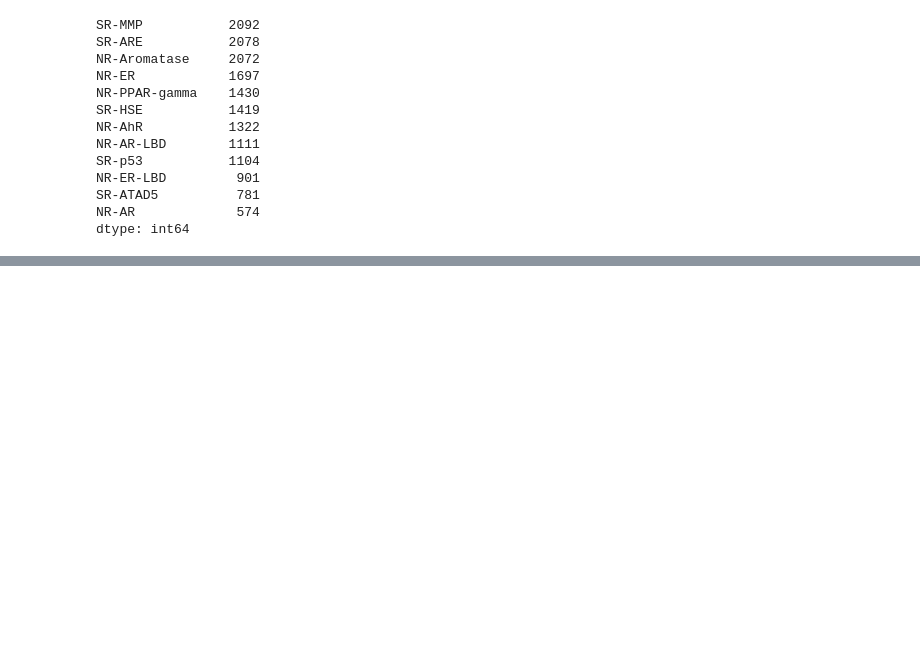
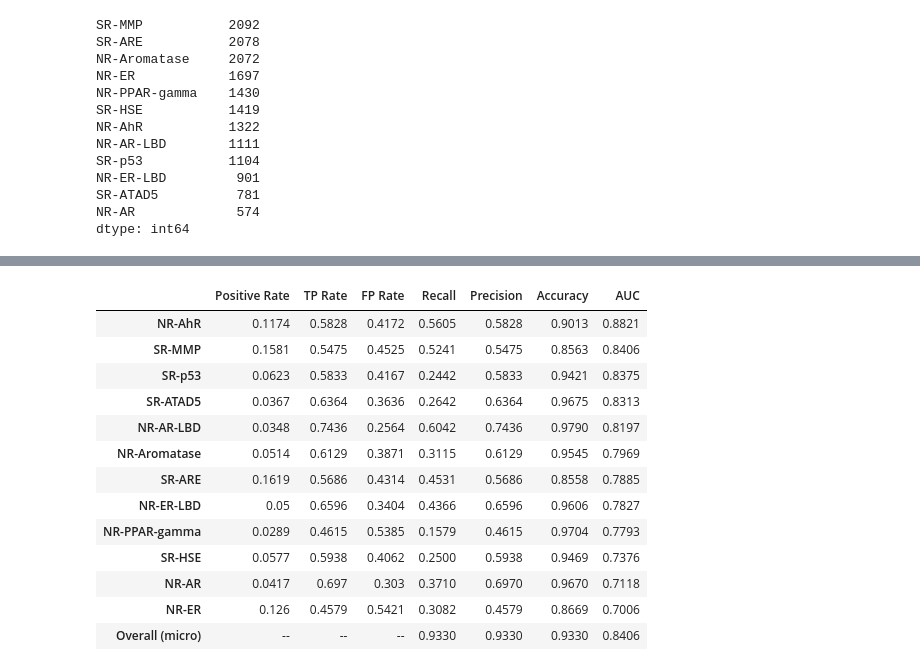
Before and after one commit to heyyyjiaming/DSS5104-MolecularPropertiesGNN, a Jupyter notebook: playground/ML_model_zy.ipynb, the cells around one changed output, grey strips where cells are left out. Cells and saved outputs as stored; diff of their text form; code cells hidden in the pictures; blank space fills up the shorter version.

```diff
--- a/playground/ML_model_zy.ipynb
+++ b/playground/ML_model_zy.ipynb
@@ -345,19 +379,22 @@ param_grid = {
 # %%
-# 调参
+# Grid search with LightGBM
 grid = GridSearchCV(
-    LGBMClassifier(),
+    LGBMClassifier(eval_metric='logloss', verbosity=-1),  # ✅ Fully suppress logs and warnings
     param_grid={
-        'n_estimators': [300 , 500, 700],
-        'max_depth': [8, 10 ,13 ,15],
+        'n_estimators': [300, 500, 700],
+        'max_depth': [8, 10, 13, 15],
         'learning_rate': [0.05, 0.1]
     },
     # scoring=recall_with_custom_threshold(threshold),
-    scoring=auc_with_proba(),
+    scoring=auc_with_proba(),  # ✅ Make sure this function is silent
     cv=3,
-    verbose=1,
+    verbose=0,  # ✅ Suppress GridSearchCV logs too
     n_jobs=-1
 )
 
+# Fit the grid search
 grid.fit(X_train, y_train)
-print("🎯 最佳参数：", grid.best_params_)
+
+# Print best parameters
+print("🎯 Best hyperparameters:", grid.best_params_)
 # %% [output]
@@ -382,17 +406,25 @@ Fitting 3 folds for each of 24 candidates, totalling 72 fits
 models = {}
 metrics = {}
 
+# Store all predictions and ground truths across labels (for overall evaluation)
+all_y_true = []
+all_y_pred = []
+all_y_proba = []
+
 for label in label_names:
+    # Select samples with non-missing values for the current label
     valid_idx = ~tox_data[label].isna()
     X_valid = X_fp[valid_idx]
     y_valid = tox_data[label].values[valid_idx]
 
+    # Split into training and testing sets
     X_train, X_test, y_train, y_test = train_test_split(
         X_valid, y_valid, test_size=0.2, random_state=42, stratify=y_valid
     )
 
     # model = LGBMClassifier(**best_params)
     model = clone(grid.best_estimator_)
+    model.set_params(verbosity=-1)  # Optional: suppress LightGBM warnings
     model.fit(X_train, y_train)
 
     y_proba = model.predict_proba(X_test)[:, 1]
@@ -403,17 +435,59 @@ for label in label_names:
     positive_rate = np.mean(y_test)
     tp_rate = tp / (tp + fp) if (tp + fp) > 0 else 0
     fp_rate = fp / (tp + fp) if (tp + fp) > 0 else 0
+
     recall = recall_score(y_test, y_pred)
+    precision = precision_score(y_test, y_pred)
     accuracy = accuracy_score(y_test, y_pred)
     auc = roc_auc_score(y_test, y_proba)
 
+    # Store the trained model and evaluation metrics
     models[label] = model
     metrics[label] = {
         "Positive Rate": round(positive_rate, 4),
         "TP Rate": round(tp_rate, 4),
         "FP Rate": round(fp_rate, 4),
-        "Recall@0.3": round(recall, 4),
+        "Recall": round(recall, 4),
+        "Precision": round(precision, 4),
         "Accuracy": round(accuracy, 4),
         "AUC": round(auc, 4)
     }
+
+    # Collect data for overall evaluation
+    all_y_true.extend(y_test)
+    all_y_pred.extend(y_pred)
+    all_y_proba.extend(y_proba)
+
+# Compute overall (micro-averaged) evaluation metrics
+overall_precision = precision_score(all_y_true, all_y_pred, average='micro')
+overall_recall = recall_score(all_y_true, all_y_pred, average='micro')
+overall_f1 = f1_score(all_y_true, all_y_pred, average='micro')
+overall_accuracy = accuracy_score(all_y_true, all_y_pred)
+overall_auc = roc_auc_score(all_y_true, all_y_proba)
+
+# Create a dictionary for overall metrics
+overall_metrics = {
+    "Positive Rate": "--",
+    "TP Rate": "--",
+    "FP Rate": "--",
+    "Recall": round(overall_recall, 4),
+    "Precision": round(overall_precision, 4),
+    "Accuracy": round(overall_accuracy, 4),
+    "AUC": round(overall_auc, 4)
+}
+
+# Convert to DataFrame and sort by AUC
+eval_df = pd.DataFrame(metrics).T.sort_values(by="AUC", ascending=False)
+
+# Append the overall metrics as the last row
+eval_df.loc["Overall (micro)"] = overall_metrics
+
+# # Display overall metrics
+# print("🔍 Overall Evaluation Metrics (Micro-Averaged):")
+# print(f"Precision: {overall_precision:.4f}")
+# print(f"Recall: {overall_recall:.4f}")
+# print(f"F1 Score: {overall_f1:.4f}")
+# print(f"Accuracy: {overall_accuracy:.4f}")
+
+display(eval_df)
 # %% [output]
@@ -436,0 +494,14 @@ And if memory is not enough, you can set `force_col_wise=true`.
+|  | Positive Rate | TP Rate | FP Rate | Recall | Precision | Accuracy | AUC |
+| NR-AhR | 0.1174 | 0.5828 | 0.4172 | 0.5605 | 0.5828 | 0.9013 | 0.8821 |
+| SR-MMP | 0.1581 | 0.5475 | 0.4525 | 0.5241 | 0.5475 | 0.8563 | 0.8406 |
+| SR-p53 | 0.0623 | 0.5833 | 0.4167 | 0.2442 | 0.5833 | 0.9421 | 0.8375 |
+| SR-ATAD5 | 0.0367 | 0.6364 | 0.3636 | 0.2642 | 0.6364 | 0.9675 | 0.8313 |
+| NR-AR-LBD | 0.0348 | 0.7436 | 0.2564 | 0.6042 | 0.7436 | 0.9790 | 0.8197 |
+| NR-Aromatase | 0.0514 | 0.6129 | 0.3871 | 0.3115 | 0.6129 | 0.9545 | 0.7969 |
+| SR-ARE | 0.1619 | 0.5686 | 0.4314 | 0.4531 | 0.5686 | 0.8558 | 0.7885 |
+| NR-ER-LBD | 0.05 | 0.6596 | 0.3404 | 0.4366 | 0.6596 | 0.9606 | 0.7827 |
+| NR-PPAR-gamma | 0.0289 | 0.4615 | 0.5385 | 0.1579 | 0.4615 | 0.9704 | 0.7793 |
+| SR-HSE | 0.0577 | 0.5938 | 0.4062 | 0.2500 | 0.5938 | 0.9469 | 0.7376 |
+| NR-AR | 0.0417 | 0.697 | 0.303 | 0.3710 | 0.6970 | 0.9670 | 0.7118 |
+| NR-ER | 0.126 | 0.4579 | 0.5421 | 0.3082 | 0.4579 | 0.8669 | 0.7006 |
+| Overall (micro) | -- | -- | -- | 0.9330 | 0.9330 | 0.9330 | 0.8406 |
```
Also changed, not shown: parts of 28 cells of this notebook, 2 other files.
